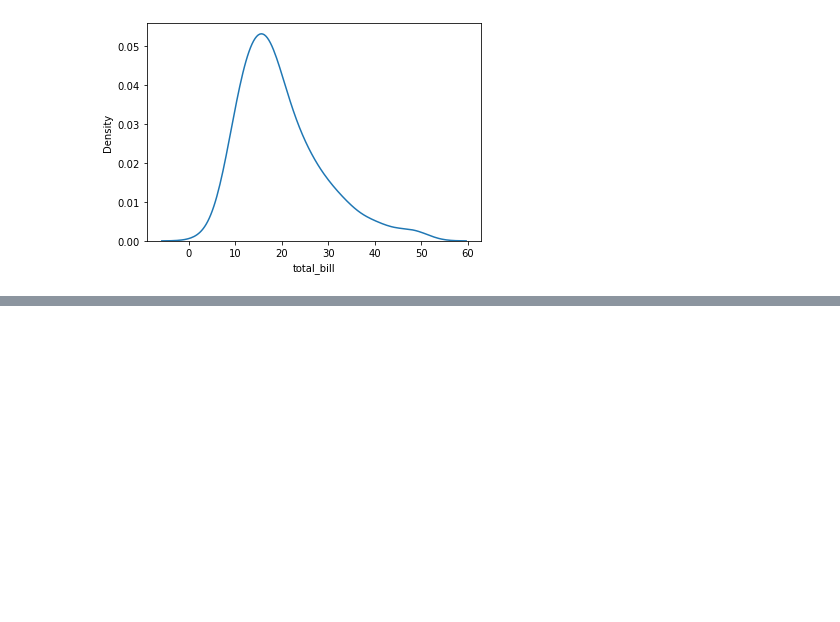
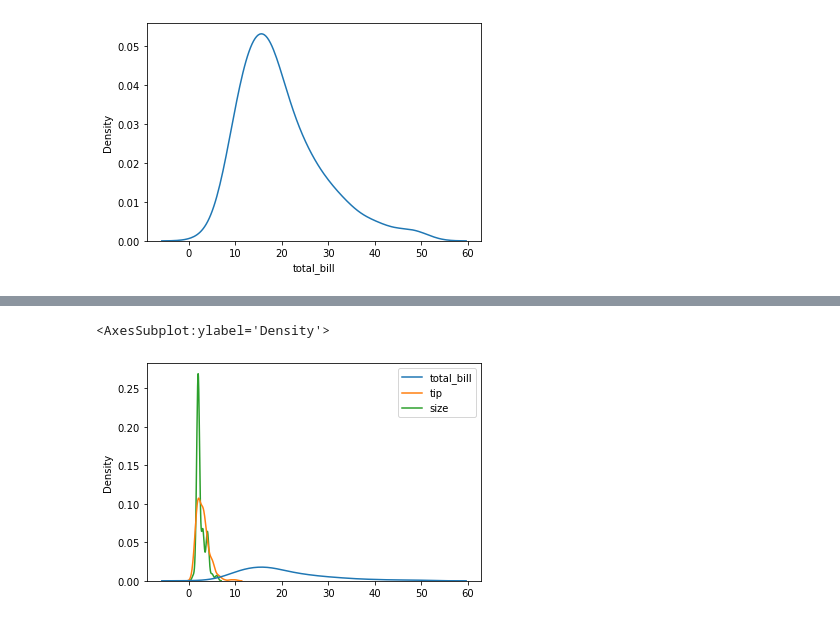
Before and after one commit to itsregalo/DS-ML, a Jupyter notebook: Seaborn/distribution_plots.ipynb, the cells around one changed output, grey strips where cells are left out. Cells and saved outputs as stored; diff of their text form; code cells hidden in the pictures; blank space fills up the shorter version.

```diff
--- a/Seaborn/distribution_plots.ipynb
+++ b/Seaborn/distribution_plots.ipynb
@@ -115,0 +132,5 @@ sns.kdeplot(tips['total_bill'])
+# %%
+sns.kdeplot(data=tips)
+# %% [output]
+<AxesSubplot:ylabel='Density'>
+[figure, added]
```
Also changed, not shown: parts of 4 cells of this notebook.
